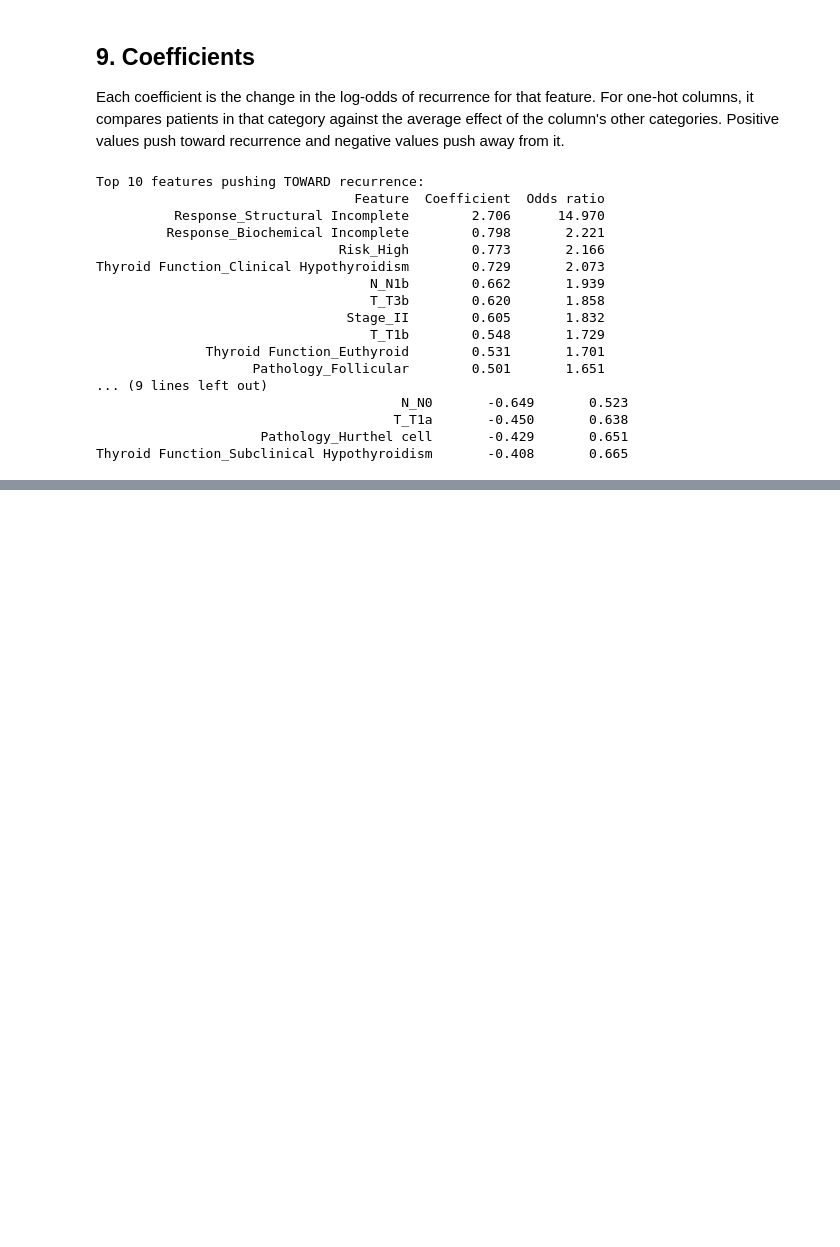
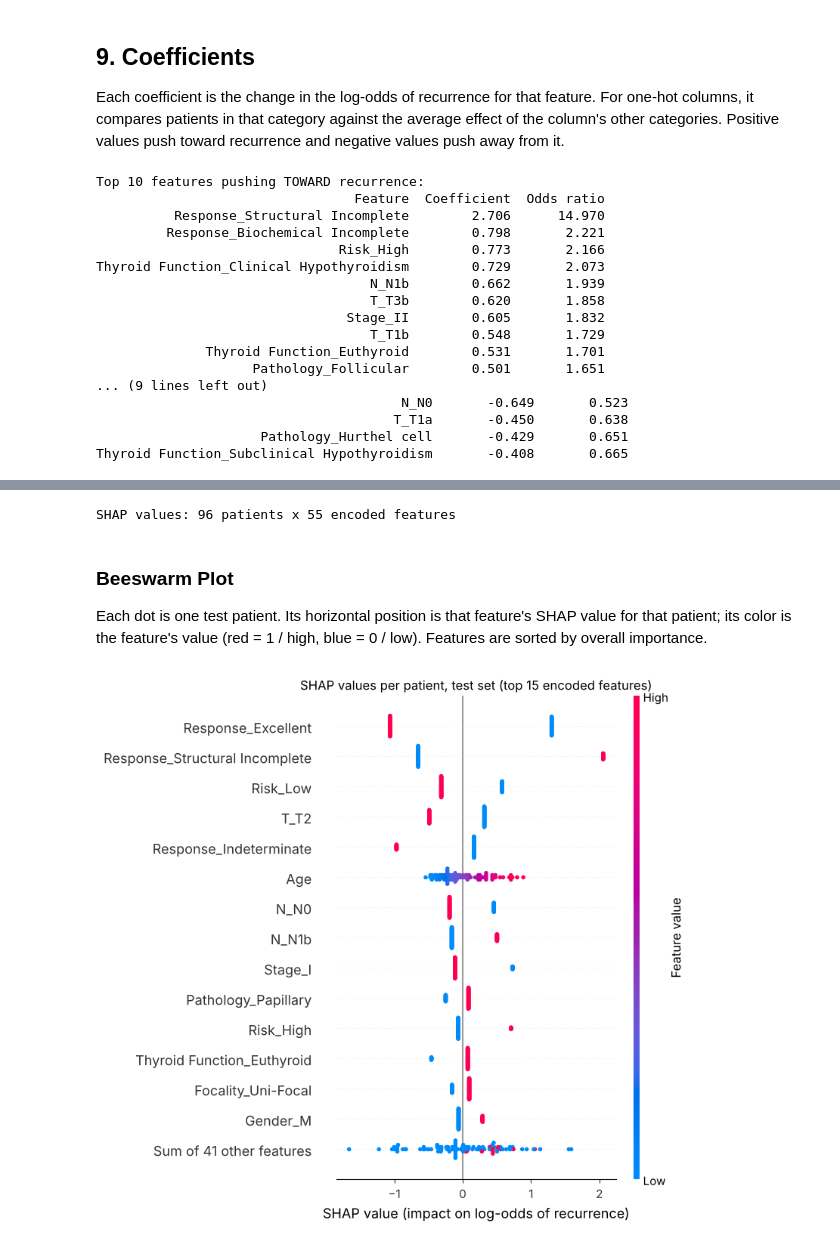
Before and after one commit to rwiggins1/thyroid-recurrence, a Jupyter notebook: models/logistic_regression.ipynb, the cells around one changed output, grey strips where cells are left out. Saved outputs shown, nothing was run; the diff lists cells and outputs as text; code cells hidden in the pictures; blank space fills up the shorter version.

```diff
--- a/models/logistic_regression.ipynb
+++ b/models/logistic_regression.ipynb
@@ -363,0 +525,32 @@ Thyroid Function_Subclinical Hypothyroidism       -0.408       0.665
+# %%
+trans = best_model.named_steps["trans"]
+clf = best_model.named_steps["clf"]
+feat_names = list(trans.get_feature_names_out())
+
+X_train_t = to_dense(trans.transform(X_train))
+X_test_t = to_dense(trans.transform(X_test))
+
+explainer = shap.LinearExplainer(clf, shap.maskers.Independent(X_train_t, max_samples=len(X_train_t)))
+sv = explainer(X_test_t)
+
+shap_exp = shap.Explanation(
+    values=sv.values,
+    base_values=sv.base_values,
+    data=X_test_t,
+    feature_names=feat_names,
+)
+print(f"SHAP values: {shap_exp.values.shape[0]} patients x {shap_exp.values.shape[1]} encoded features")
+# %% [output]
+SHAP values: 96 patients x 55 encoded features
+# %% [markdown]
+### Beeswarm Plot
+
+Each dot is one test patient. Its horizontal position is that feature's SHAP value for that patient; its color is the feature's value (red = 1 / high, blue = 0 / low). Features are sorted by overall importance.
+# %%
+shap.plots.beeswarm(shap_exp, max_display=15, show=False)
+plt.xlabel("SHAP value (impact on log-odds of recurrence)")
+plt.title("SHAP values per patient, test set (top 15 encoded features)")
+plt.tight_layout()
+plt.show()
+# %% [output]
+[figure, added]
```
Also changed, not shown: parts of 27 cells of this notebook.
